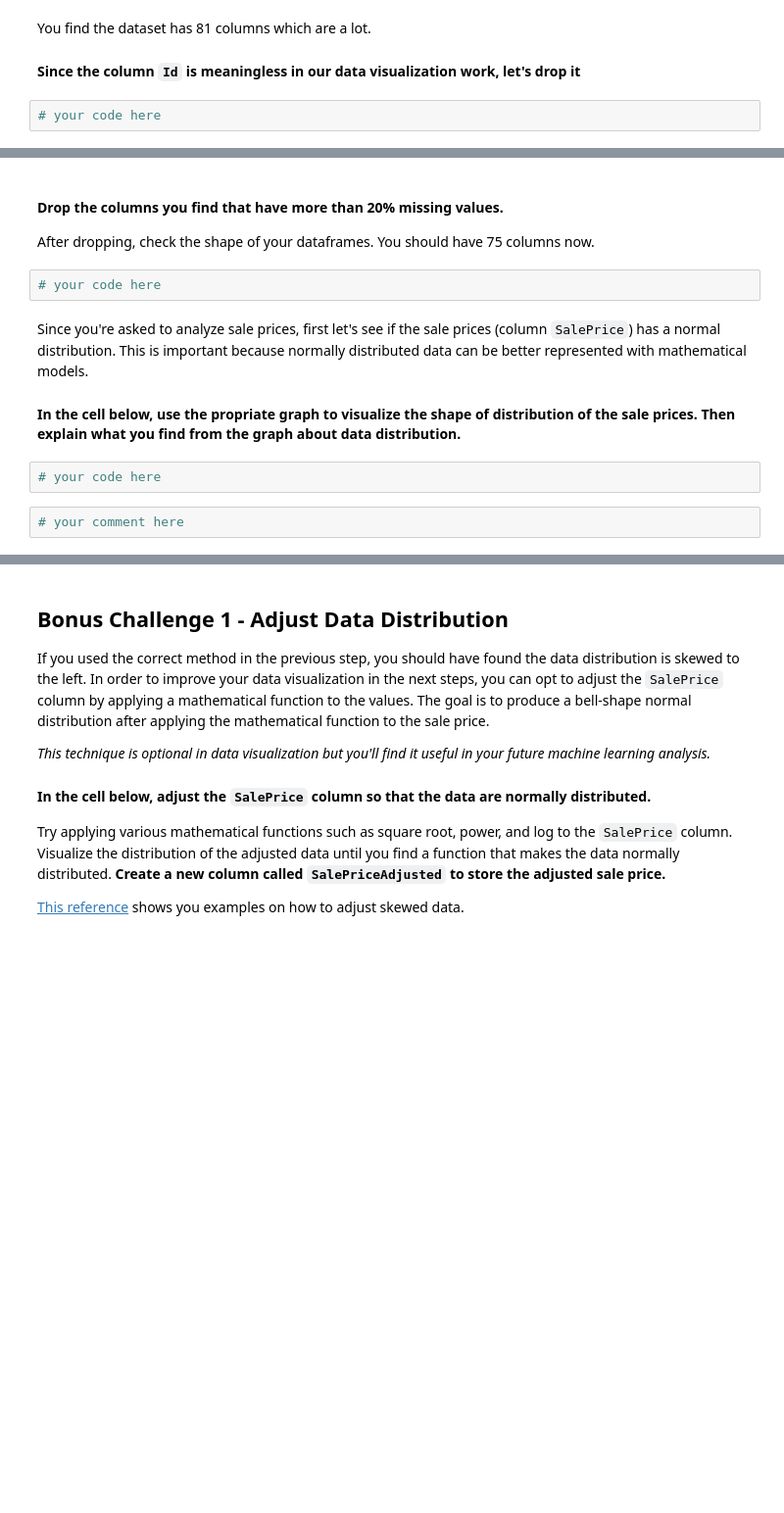
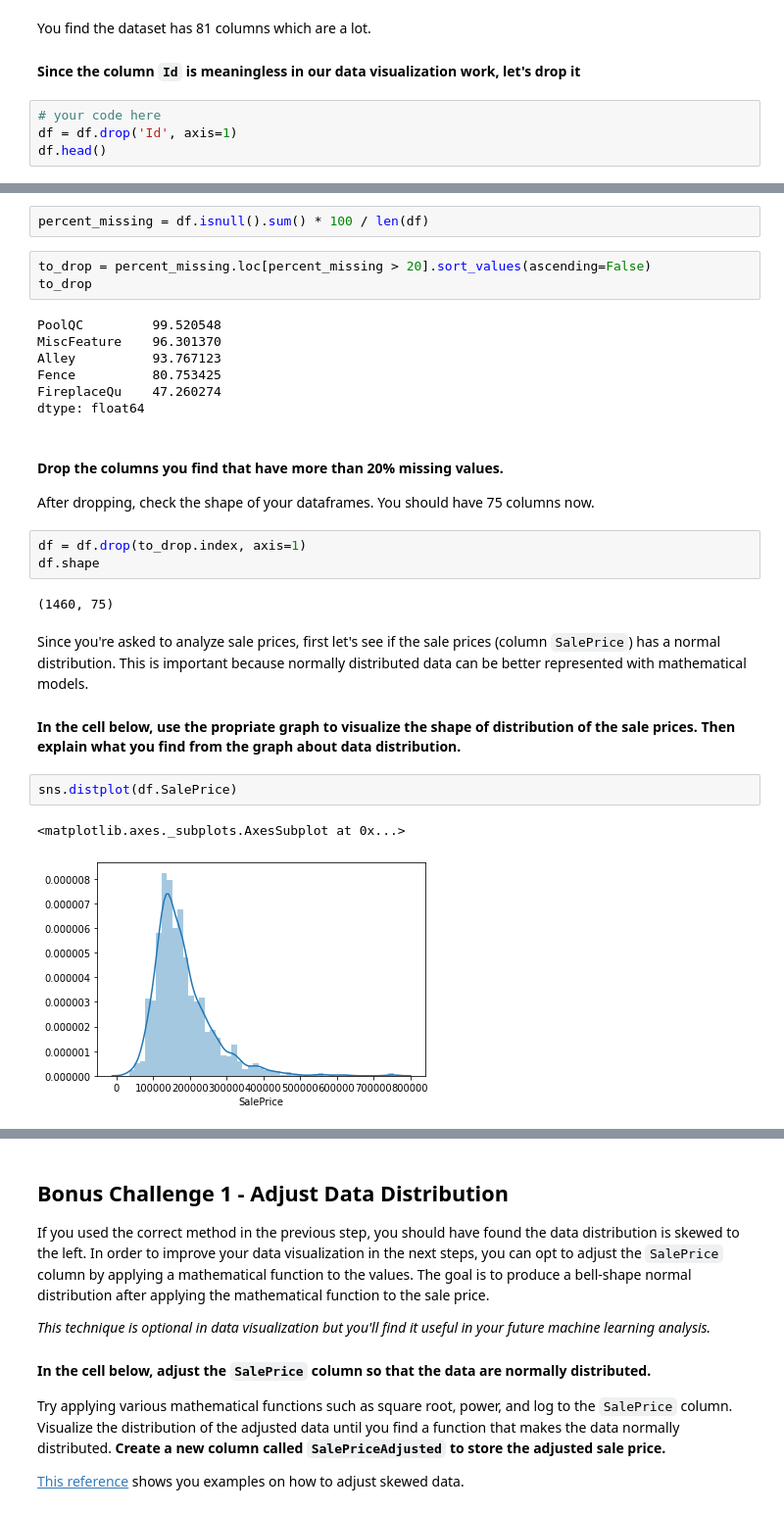
Before and after one commit to ta-datapt-bcn/lab-storytelling-data-visualization, a Jupyter notebook: your-code/main.ipynb, the cells around one changed output, grey strips where cells are left out. Shown at 98% size. Saved outputs shown, nothing was run; the diff lists cells and outputs as text; blank space fills up the shorter version.

```diff
--- a/your-code/main.ipynb
+++ b/your-code/main.ipynb
@@ -37,3 +39,5 @@ You find the dataset has 81 columns which are a lot.
 #### Since the column `Id` is meaningless in our data visualization work, let's drop it
 # %%
 # your code here
+df = df.drop('Id', axis=1)
+df.head()
@@ -52,14 +62,30 @@ Make a table containing the column name and the percentage of missing values. Pr
+# %%
+percent_missing = df.isnull().sum() * 100 / len(df)
+# %%
+to_drop = percent_missing.loc[percent_missing > 20].sort_values(ascending=False)
+to_drop
+# %% [output]
+PoolQC         99.520548
+MiscFeature    96.301370
+Alley          93.767123
+Fence          80.753425
+FireplaceQu    47.260274
+dtype: float64
 # %% [markdown]
 #### Drop the columns you find that have more than 20% missing values.
 
 After dropping, check the shape of your dataframes. You should have 75 columns now.
-# %%
-# your code here
+# %%
+df = df.drop(to_drop.index, axis=1)
+df.shape
+# %% [output]
+(1460, 75)
 # %% [markdown]
 Since you're asked to analyze sale prices, first let's see if the sale prices (column `SalePrice`) has a normal distribution. This is important because normally distributed data can be better represented with mathematical models.
 
 #### In the cell below, use the propriate graph to visualize the shape of distribution of the sale prices. Then explain what you find from the graph about data distribution.
-# %%
-# your code here
-# %%
-# your comment here
+# %%
+sns.distplot(df.SalePrice)
+# %% [output]
+<matplotlib.axes._subplots.AxesSubplot at 0x...>
+[figure, added]
```
Also changed, not shown: parts of 26 cells of this notebook.
